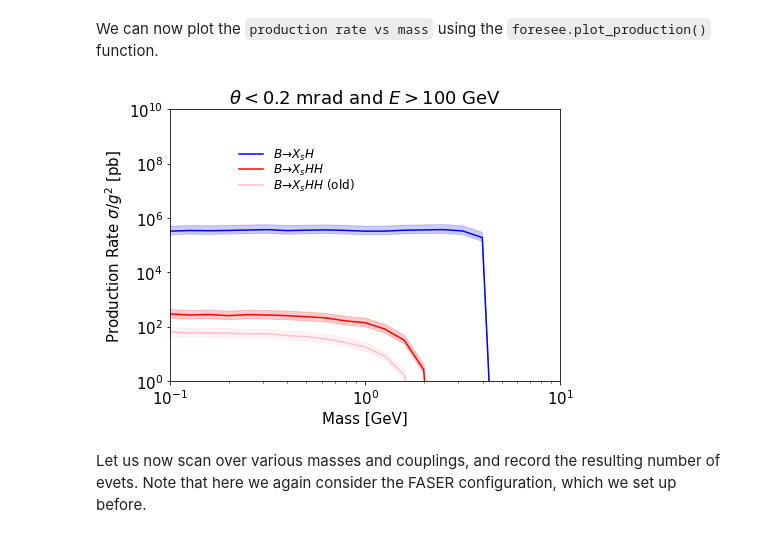
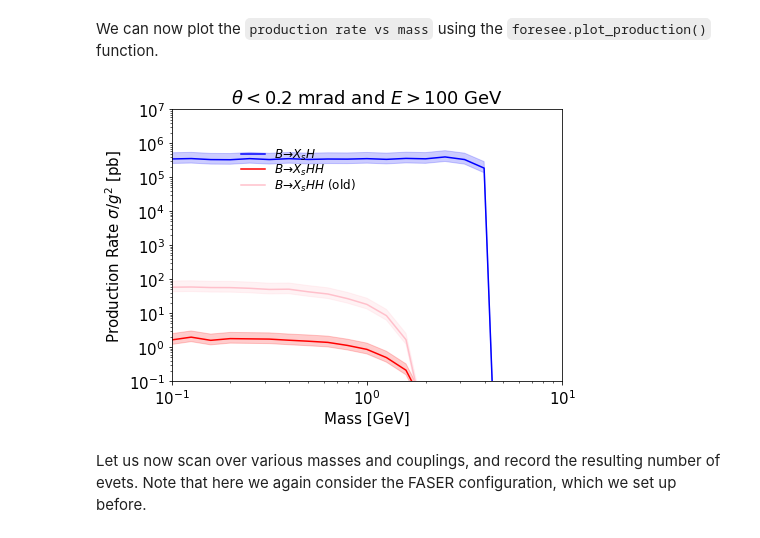
Before and after one commit to KlingFelix/FORESEE, a Jupyter notebook: Models/2HDM_H/2HDM_H.ipynb, the cells around one changed output. Cells and saved outputs as stored; diff of their text form; code cells hidden in the pictures.

```diff
--- a/Models/2HDM_H/2HDM_H.ipynb
+++ b/Models/2HDM_H/2HDM_H.ipynb
@@ -240,7 +237,7 @@ model.add_production_3bodydecay(
     pid0 = "511",
     pid1 = "321",
     pid2 = "0",
-    br = "(8.721773833109976e-18) * ( self.masses('5')**3 / self.widths('511') ) * np.sqrt(1-4*mass**2/q**2) * (1-q**2/self.masses('5')**2)**2",
+    br = "(5.49809027901328e-20) * ( self.masses('5')**3 / self.widths('511') ) * np.sqrt(1-4*mass**2/q**2) * (1-q**2/self.masses('5')**2)**2",
     generator = ['NLO-P8','NLO-P8-Max', 'NLO-P8-Min'],
     energy = energy,
     nsample = 1000,
@@ -252,7 +249,7 @@ model.add_production_3bodydecay(
     pid0 = "-511",
     pid1 = "321",
     pid2 = "0",
-    br = "(8.721773833109976e-18) * ( self.masses('5')**3 / self.widths('-511') ) * np.sqrt(1-4*mass**2/q**2) * (1-q**2/self.masses('5')**2)**2",
+    br = "(5.49809027901328e-20) * ( self.masses('5')**3 / self.widths('-511') ) * np.sqrt(1-4*mass**2/q**2) * (1-q**2/self.masses('5')**2)**2",
     generator = ['NLO-P8','NLO-P8-Max', 'NLO-P8-Min'],
     energy = energy,
     nsample = 1000,
@@ -264,7 +261,7 @@ model.add_production_3bodydecay(
     pid0 = "521",
     pid1 = "321",
     pid2 = "0",
-    br = "(8.721773833109976e-18) * ( self.masses('5')**3 / self.widths('521') ) * np.sqrt(1-4*mass**2/q**2) * (1-q**2/self.masses('5')**2)**2",
+    br = "(5.49809027901328e-20) * ( self.masses('5')**3 / self.widths('521') ) * np.sqrt(1-4*mass**2/q**2) * (1-q**2/self.masses('5')**2)**2",
     generator = ['NLO-P8','NLO-P8-Max', 'NLO-P8-Min'],
     energy = energy,
     nsample = 1000,
@@ -276,7 +273,7 @@ model.add_production_3bodydecay(
     pid0 = "-521",
     pid1 = "321",
     pid2 = "0",
-    br = "(8.721773833109976e-18) * ( self.masses('5')**3 / self.widths('-521') ) * np.sqrt(1-4*mass**2/q**2) * (1-q**2/self.masses('5')**2)**2",
+    br = "(5.49809027901328e-20) * ( self.masses('5')**3 / self.widths('-521') ) * np.sqrt(1-4*mass**2/q**2) * (1-q**2/self.masses('5')**2)**2",
     generator = ['NLO-P8','NLO-P8-Max', 'NLO-P8-Min'],
     energy = energy,
     nsample = 1000,
@@ -553,26 +510,26 @@ We can now plot the `production rate vs mass` using the `foresee.plot_production
 # %%
 productions=[
      {"channels": ["511","-511","521","-521"],  "color": "blue", "label": r"$B \to X_s H$", "generators": ['NLO-P8','NLO-P8-Max', 'NLO-P8-Min']},
     {"channels": ["511_di","-511_di","521_di","-521_di"],  "color": "red", "label": r"$B \to X_s HH$", "generators": ['NLO-P8','NLO-P8-Max', 'NLO-P8-Min']},
     {"channels": ["511_di_old","-511_di_old","521_di_old","-521_di_old"],  "color": "pink", "label": r"$B \to X_s HH$ (old)", "generators": ['NLO-P8','NLO-P8-Max', 'NLO-P8-Min']},
 ]
 
 plot=foresee.plot_production(
     masses = masses,
     productions = productions,
     energy=energy,
     condition="logth<-3.7 and logp>2",
-    xlims=[0.1,10], ylims=[1e0,1e10],
+    xlims=[0.1,10], ylims=[1e-1,1e7],
     xlabel=r"Mass [GeV]",
     ylabel=r"Production Rate $\sigma/g^2$ [pb]",
     title=r"$\theta < 0.2$ mrad and $E > 100$ GeV",
     legendloc=(0.5,0.9),
     fs_label=12,
     ncol=1,
 )
 # plot.savefig("Production_"+modelname+".pdf")
 # %% [output]
-[figure, old version]
+[figure, new version]
 # %% [markdown]
 Let us now scan over various masses and couplings, and record the resulting number of evets. Note that here we again consider the FASER configuration, which we set up before.
 # %%
```
Also changed, not shown: parts of 8 cells of this notebook, 1 other file.
